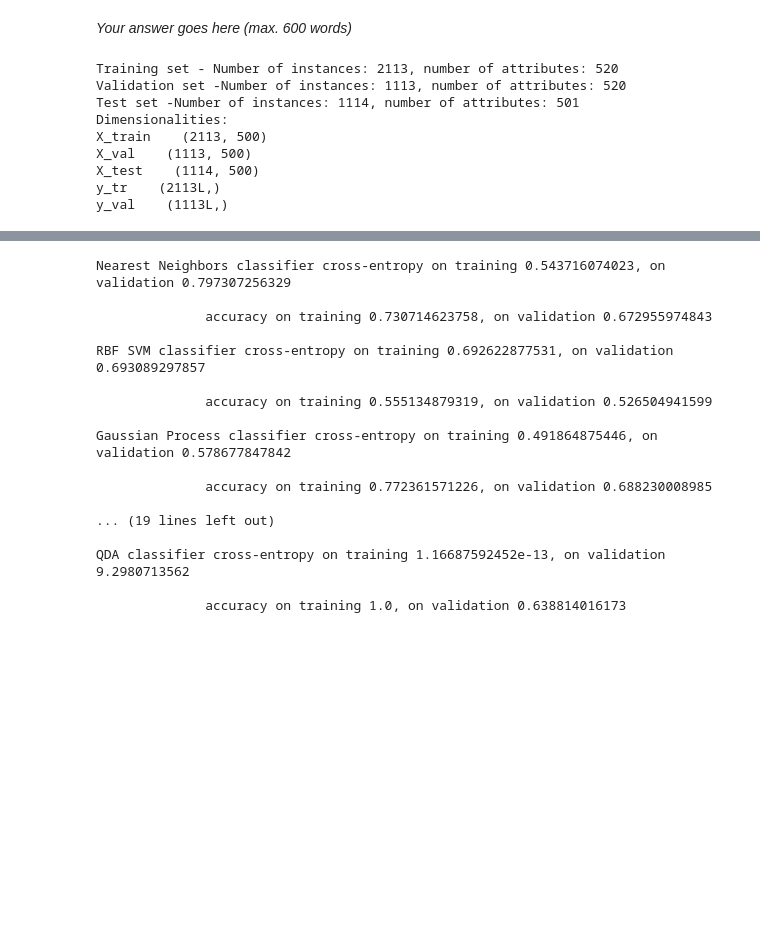
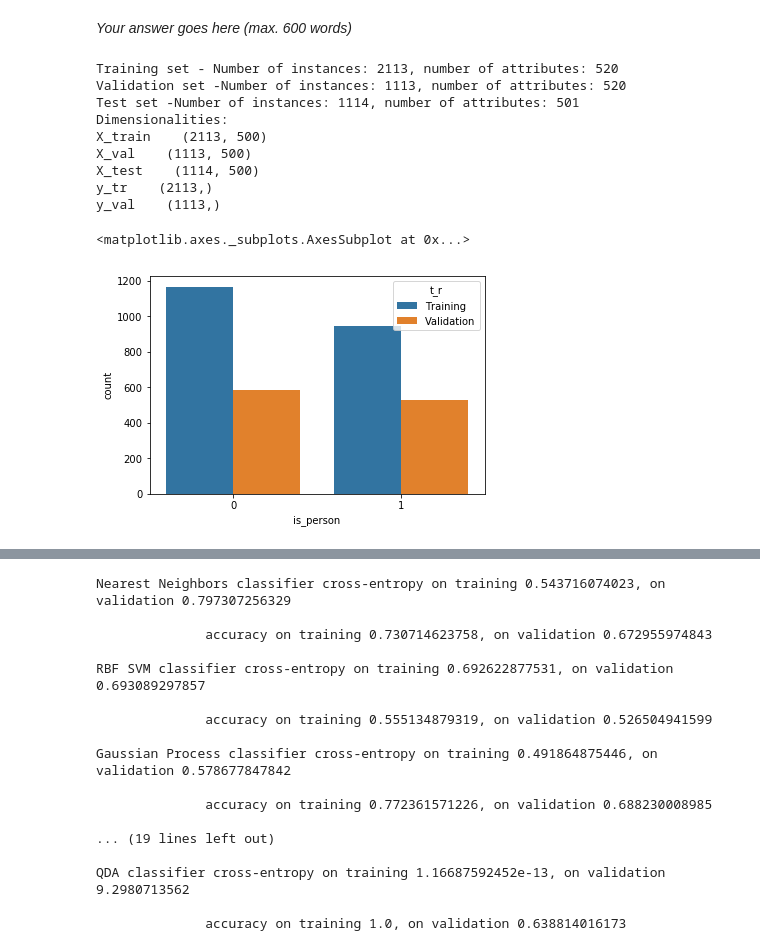
Before and after one commit to ShootingSpace/Machine-learning-practical-with-scikit-learn, a Jupyter notebook: 07_Assignment_3.ipynb, the cells around one changed output, grey strips where cells are left out. Cells and saved outputs as stored; diff of their text form; code cells hidden in the pictures; blank space fills up the shorter version.

```diff
--- a/07_Assignment_3.ipynb
+++ b/07_Assignment_3.ipynb
@@ -1260,38 +1252,48 @@ We provide you with three new data sets: a training set (`train_images_partB.csv
 *Your answer goes here (max. 600 words)*
 # %%
 # Your code goes here
-
+#loading data
 # Training set
 data_path = os.path.join(os.getcwd(), 'datasets', 'train_images_partB.csv')
 train_B = pd.read_csv(data_path, delimiter = ',')
 print('Training set - Number of instances: {}, number of attributes: {}'.format(train_B.shape[0], train_B.shape[1]))
 
 # Validation set
 data_path = os.path.join(os.getcwd(), 'datasets', 'valid_images_partB.csv')
 valid_B = pd.read_csv(data_path, delimiter = ',')
 print('Validation set -Number of instances: {}, number of attributes: {}'.format(valid_B.shape[0], valid_B.shape[1]))
 
 # Test set
 data_path = os.path.join(os.getcwd(), 'datasets', 'test_images_partB.csv')
 test_B = pd.read_csv(data_path, delimiter = ',')
 print('Test set -Number of instances: {}, number of attributes: {}'.format(test_B.shape[0], test_B.shape[1]))
 
 names = train_B.columns[1:501]
 X_tr_B = train_B[names]
 X_val_B = valid_B[names]
 y_tr_B = train_B["is_person"]
 y_val_B = valid_B["is_person"]
 X_te_B = test_B[names]
 
 print('Dimensionalities:\nX_train    {} \nX_val    {}  \nX_test    {} \ny_tr    {} \ny_val    {}'.
       format(X_tr_B.shape, X_val_B.shape, X_te_B.shape, y_tr_B.shape, y_val_B.shape))
+
+dummy_t = train_B.copy(deep=True)
+dummy_t['t_r']= pd.Series(['Training']*train_B.shape[0],index =train_B.index)
+dummy_v = valid_B.copy(deep=True)
+dummy_v['t_r']= pd.Series(['Validation']*valid_B.shape[0],index =valid_B.index)
+pd.concat([dummy_t,dummy_v])
+
+sns.countplot(x="is_person", data=pd.concat([dummy_t,dummy_v]),hue='t_r')
 # %% [output]
 Training set - Number of instances: 2113, number of attributes: 520
 Validation set -Number of instances: 1113, number of attributes: 520
 Test set -Number of instances: 1114, number of attributes: 501
 Dimensionalities:
 X_train    (2113, 500)
 X_val    (1113, 500)
 X_test    (1114, 500)
-y_tr    (2113L,)
-y_val    (1113L,)
+y_tr    (2113,)
+y_val    (1113,)
+<matplotlib.axes._subplots.AxesSubplot at 0x...>
+[figure, added]
```
Also changed, not shown: parts of 18 cells of this notebook, 1 other file.
